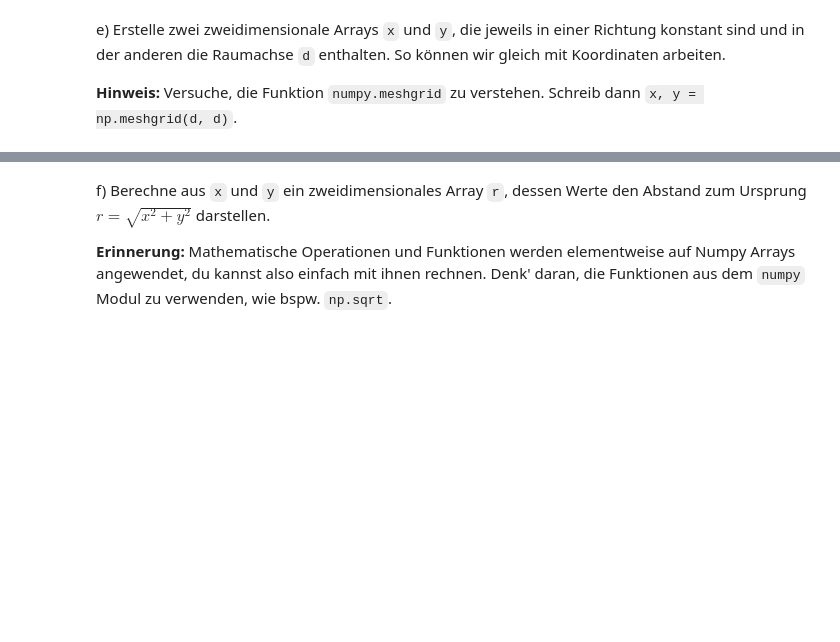
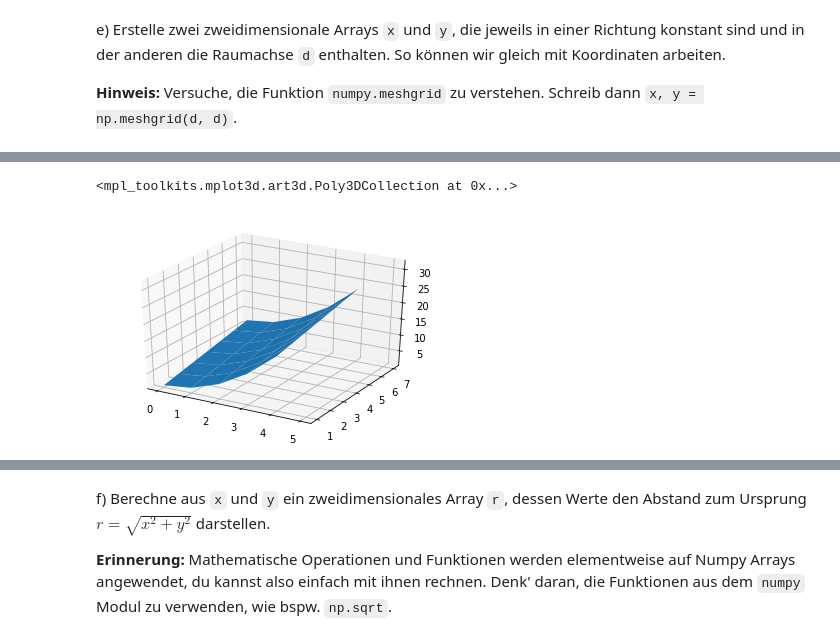
Before and after one commit to romangrothausmann/python-course, a Jupyter notebook: 201 - Numerik mit Numpy.ipynb, the cells around one changed output, grey strips where cells are left out. Saved outputs shown, nothing was run; the diff lists cells and outputs as text; code cells hidden in the pictures; blank space fills up the shorter version.

```diff
--- a/201 - Numerik mit Numpy.ipynb
+++ b/201 - Numerik mit Numpy.ipynb
@@ -152,3 +237,23 @@ e) Erstelle zwei zweidimensionale Arrays `x` und `y`, die jeweils in einer Richt
+# %%
+%matplotlib inline
+#%matplotlib notebook
+import matplotlib.pyplot as plt
+from mpl_toolkits.mplot3d import Axes3D
+
+fig = plt.figure()
+ax = fig.add_subplot(111, projection='3d')
+
+
+def fun(x, y):
+    return x**2 + y
+
+zs = np.array(fun(np.ravel(x), np.ravel(y)))
+Z = zs.reshape(x.shape)
+
+ax.plot_surface(x, y, Z)
+# %% [output]
+<mpl_toolkits.mplot3d.art3d.Poly3DCollection at 0x...>
+[figure, added]
 # %%
 #np.meshgrid?
 ### BEGIN SOLUTION
```
Also changed, not shown: parts of 56 cells of this notebook.
